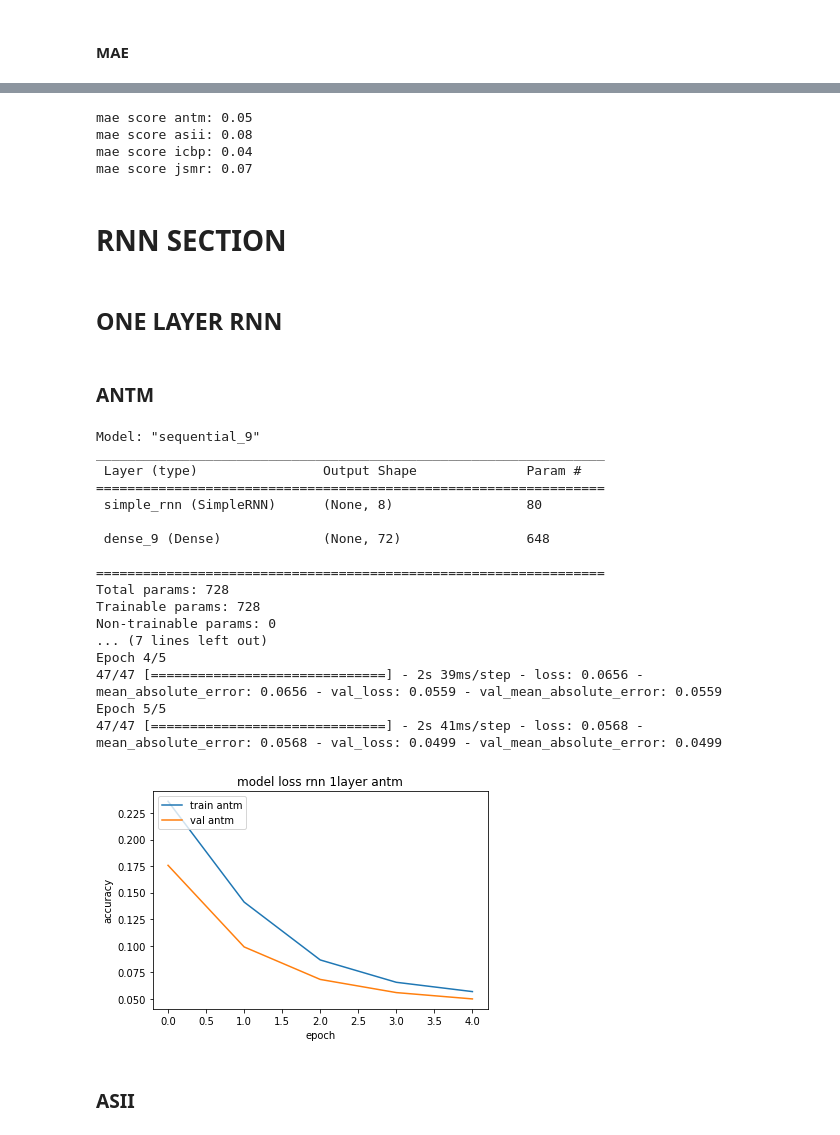
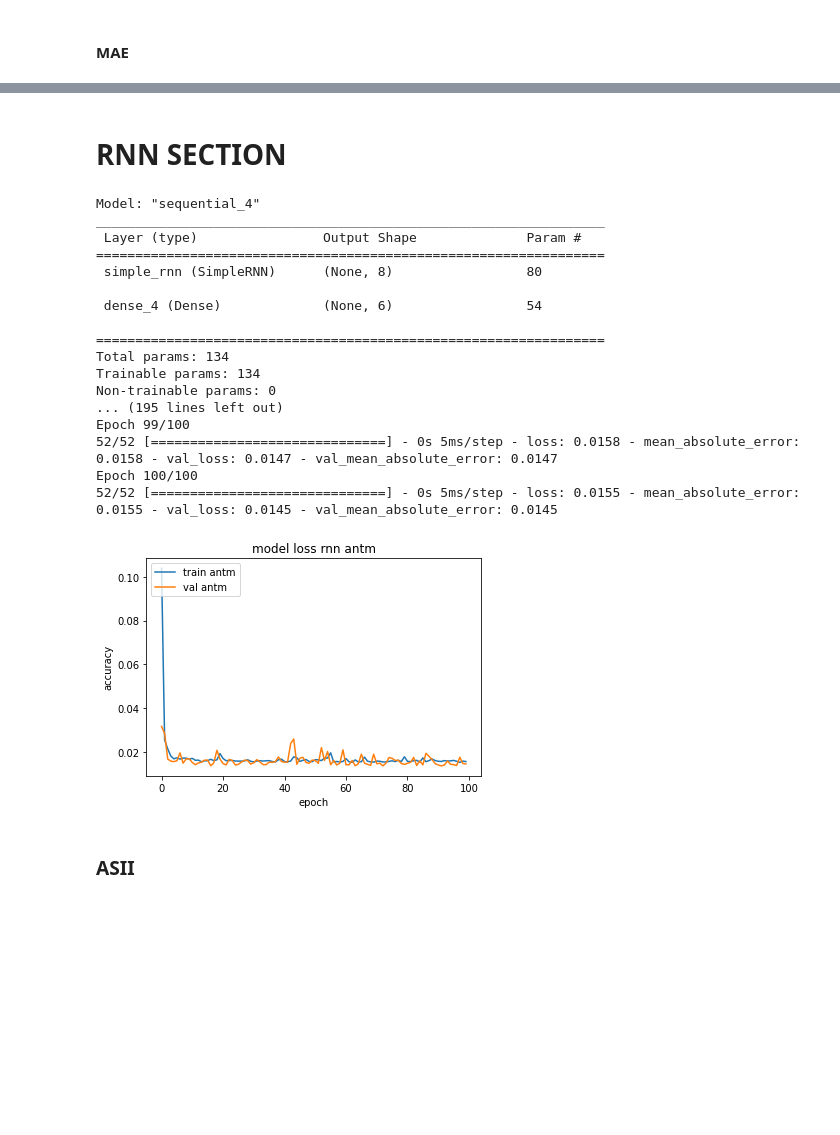
Before and after one commit to Limeless04/Stock-Price-modeling-with-LSTM, a Jupyter notebook: lstm_rnn_arima.ipynb, the cells around one changed output, grey strips where cells are left out. Drawn from its saved outputs; the diff is of its cells as text; code cells hidden in the pictures; blank space fills up the shorter version.

```diff
--- a/lstm_rnn_arima.ipynb
+++ b/lstm_rnn_arima.ipynb
@@ -131,9 +131,9 @@ ylist_icbp = list(df_icbp['icbp'])
 ylist_jsmr = list(df_jsmr['jsmr'])
 # %%
 #LAGS and PERIOD
-n_future = 72
-n_past = 3*72
-total_period = 4*72
+n_future = 6
+n_past = 3*6
+total_period = 4*6
 # %% [markdown]
 ## PREPARING DATASET
 # %% [markdown]
@@ -336,6 +327,0 @@ len(X_test_rs_antm)
-# %%
-# Convert predictions back to normal values
-preds_one_antm_train = scaler.inverse_transform(preds_one_antm_train)
-y_train_antm = scaler.inverse_transform(y_train_antm)
-preds_one_antm_test = scaler.inverse_transform(preds_one_antm_test)
-y_test_antm = scaler.inverse_transform(y_test_antm)
@@ -946,22 +580,5 @@ mape score jsmr: 0.13
-# %%
-from sklearn.metrics import mean_absolute_error
-
-# R2 score
-print("mae score antm: "+str(mean_absolute_error(preds_three_antm, y_test_antm).round(2)))
-print("mae score asii: "+str(mean_absolute_error(preds_three_asii, y_test_asii).round(2)))
-print("mae score icbp: "+str(mean_absolute_error(preds_three_icbp, y_test_icbp).round(2)))
-print("mae score jsmr: "+str(mean_absolute_error(preds_three_jsmr, y_test_jsmr).round(2)))
-# %% [output]
-mae score antm: 0.05
-mae score asii: 0.08
-mae score icbp: 0.04
-mae score jsmr: 0.07
 # %% [markdown]
 # RNN SECTION
-# %% [markdown]
-## ONE LAYER RNN
-# %% [markdown]
-### ANTM
 # %%
 import random
 random.seed(42)
@@ -978,49 +595,49 @@ simple_model_rnn_one_antm = Sequential([
 simple_model_rnn_one_antm.summary()
 
 simple_model_rnn_one_antm.compile(
-  optimizer=tf.keras.optimizers.Adam(learning_rate=0.001),
+  optimizer=tf.keras.optimizers.Adam(learning_rate=0.01),
   loss='mean_absolute_error',
   metrics=['mean_absolute_error'],
 )
 
 smod_history_rnn_one_antm = simple_model_rnn_one_antm.fit(X_train_rs_antm, y_train_antm,
           validation_split=0.2,
-          epochs=5,
+          epochs=100,
           batch_size=batch_size,
           shuffle = True
 )
 
 preds_rnn_one_antm = simple_model_rnn_one_antm.predict(X_test_rs_antm)
 # %% [output]
-Model: "sequential_9"
+Model: "sequential_4"
 _________________________________________________________________
  Layer (type)                Output Shape              Param #
 =================================================================
  simple_rnn (SimpleRNN)      (None, 8)                 80
 
- dense_9 (Dense)             (None, 72)                648
+ dense_4 (Dense)             (None, 6)                 54
 
 =================================================================
-Total params: 728
-Trainable params: 728
+Total params: 134
+Trainable params: 134
 Non-trainable params: 0
-... (7 lines left out)
-Epoch 4/5
-47/47 [==============================] - 2s 39ms/step - loss: 0.0656 - mean_absolute_error: 0.0656 - val_loss: 0.0559 - val_mean_absolute_error: 0.0559
-Epoch 5/5
-47/47 [==============================] - 2s 41ms/step - loss: 0.0568 - mean_absolute_error: 0.0568 - val_loss: 0.0499 - val_mean_absolute_error: 0.0499
+... (195 lines left out)
+Epoch 99/100
+52/52 [==============================] - 0s 5ms/step - loss: 0.0158 - mean_absolute_error: 0.0158 - val_loss: 0.0147 - val_mean_absolute_error: 0.0147
+Epoch 100/100
+52/52 [==============================] - 0s 5ms/step - loss: 0.0155 - mean_absolute_error: 0.0155 - val_loss: 0.0145 - val_mean_absolute_error: 0.0145
 # %%
 import matplotlib.pyplot as plt
 plt.plot(smod_history_rnn_one_antm.history['loss'])
 plt.plot(smod_history_rnn_one_antm.history['val_loss'])
-plt.title('model loss rnn 1layer antm')
+plt.title('model loss rnn antm')
 plt.ylabel('accuracy')
 plt.xlabel('epoch')
 plt.legend(['train antm', 'val antm'], loc='upper left')
 plt.savefig('rnn_one_antm')
 plt.show()
 # %% [output]
-[figure, old version]
+[figure, new version]
 # %% [markdown]
 ### ASII
 # %%
```
Also changed, not shown: parts of 75 cells of this notebook, 2 other files.
